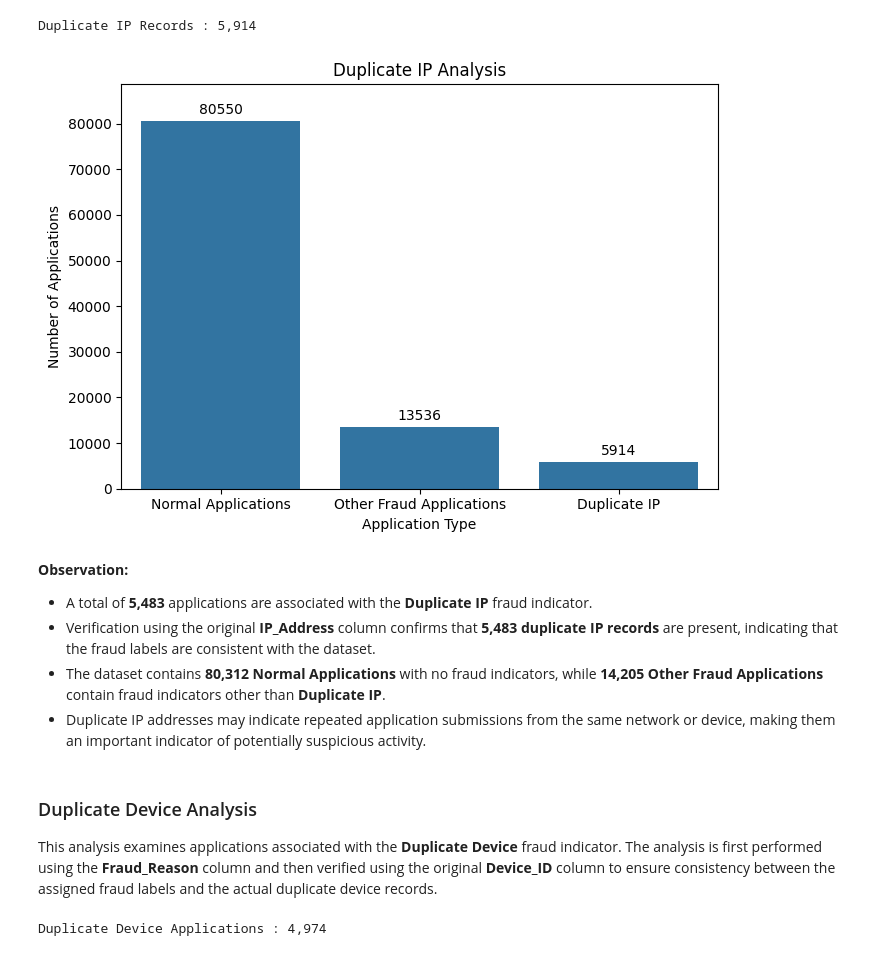
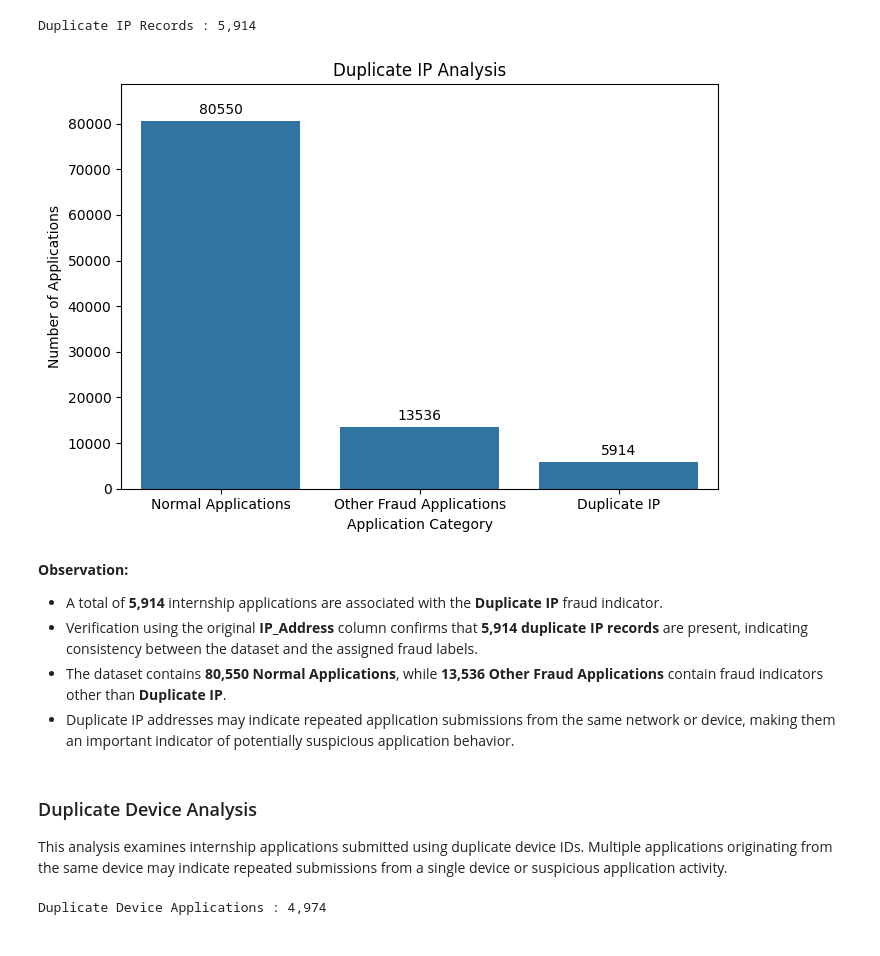
Before and after one commit to huzaifawaheed2/InterneePK-Data-Analyst-Internship, a Jupyter notebook: 03-Fraud-Detection-in-Applications/notebook/Fraud_Detection_in_Applications.ipynb, the cells around one changed output. Drawn from its saved outputs; the diff is of its cells as text; code cells hidden in the pictures.

```diff
--- a/03-Fraud-Detection-in-Applications/notebook/Fraud_Detection_in_Applications.ipynb
+++ b/03-Fraud-Detection-in-Applications/notebook/Fraud_Detection_in_Applications.ipynb
@@ -589,53 +589,56 @@ ip_status = pd.Series(
 ).value_counts()
 
 # Reorder Categories
+
 ip_status = ip_status.reindex([
     "Normal Applications",
     "Other Fraud Applications",
     "Duplicate IP"
 ])
 
-plt.figure(figsize=(7, 5))
+plt.figure(figsize=(7,5))
 
 ax = sns.barplot(
     x=ip_status.index,
     y=ip_status.values
 )
 
 # Add Data Labels
+
 for container in ax.containers:
     ax.bar_label(container, padding=3)
 
 # Increase Y-axis Limit
+
 ax.set_ylim(0, ip_status.max() * 1.10)
 
 plt.title("Duplicate IP Analysis")
-plt.xlabel("Application Type")
+plt.xlabel("Application Category")
 plt.ylabel("Number of Applications")
 
 plt.tight_layout()
 
 # Save Figure
 # plt.savefig(
 #     "../outputs/figures/04_duplicate_ip_analysis.png",
 #     dpi=300,
 #     bbox_inches="tight"
 # )
 
 plt.show()
 # %% [output]
-[figure, old version]
+[figure, new version]
 # %% [markdown]
 **Observation:**
 
-- A total of **5,483** applications are associated with the **Duplicate IP** fraud indicator.
-- Verification using the original **IP_Address** column confirms that **5,483 duplicate IP records** are present, indicating that the fraud labels are consistent with the dataset.
-- The dataset contains **80,312 Normal Applications** with no fraud indicators, while **14,205 Other Fraud Applications** contain fraud indicators other than **Duplicate IP**.
-- Duplicate IP addresses may indicate repeated application submissions from the same network or device, making them an important indicator of potentially suspicious activity.
+- A total of **5,914** internship applications are associated with the **Duplicate IP** fraud indicator.
+- Verification using the original **IP_Address** column confirms that **5,914 duplicate IP records** are present, indicating consistency between the dataset and the assigned fraud labels.
+- The dataset contains **80,550 Normal Applications**, while **13,536 Other Fraud Applications** contain fraud indicators other than **Duplicate IP**.
+- Duplicate IP addresses may indicate repeated application submissions from the same network or device, making them an important indicator of potentially suspicious application behavior.
 # %% [markdown]
 ### Duplicate Device Analysis
 
-This analysis examines applications associated with the **Duplicate Device** fraud indicator. The analysis is first performed using the **Fraud_Reason** column and then verified using the original **Device_ID** column to ensure consistency between the assigned fraud labels and the actual duplicate device records.
+This analysis examines internship applications submitted using duplicate device IDs. Multiple applications originating from the same device may indicate repeated submissions from a single device or suspicious application activity.
 # %%
 # ==========================================
 # Duplicate Device Applications
```
Also changed, not shown: parts of 100 cells of this notebook.
